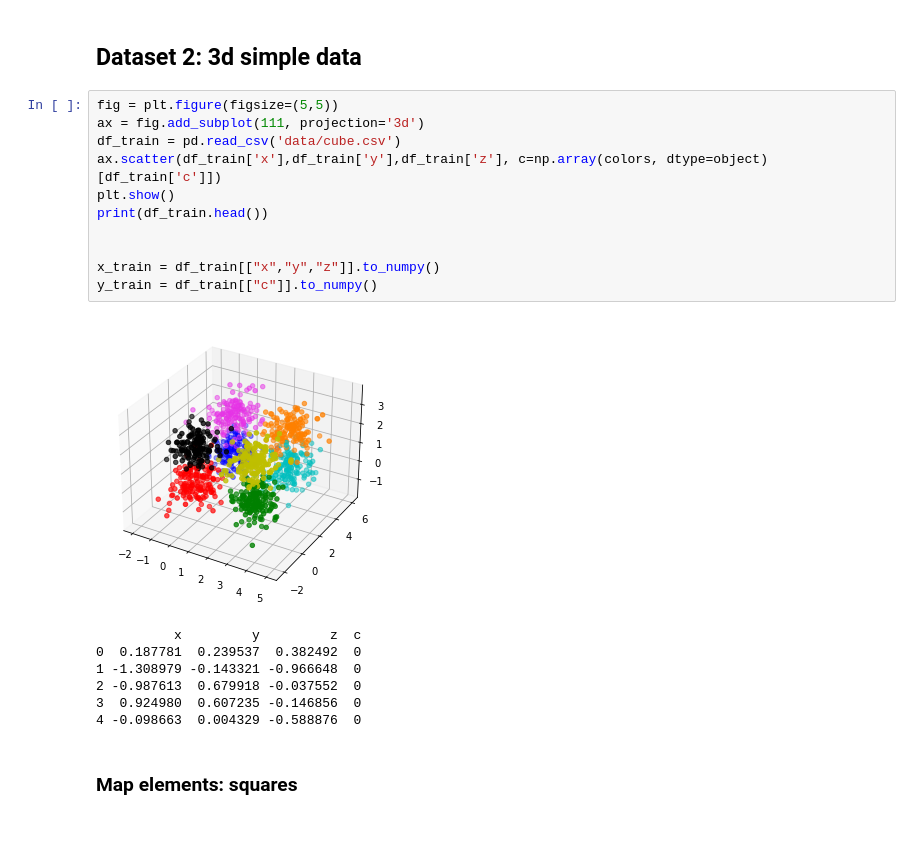
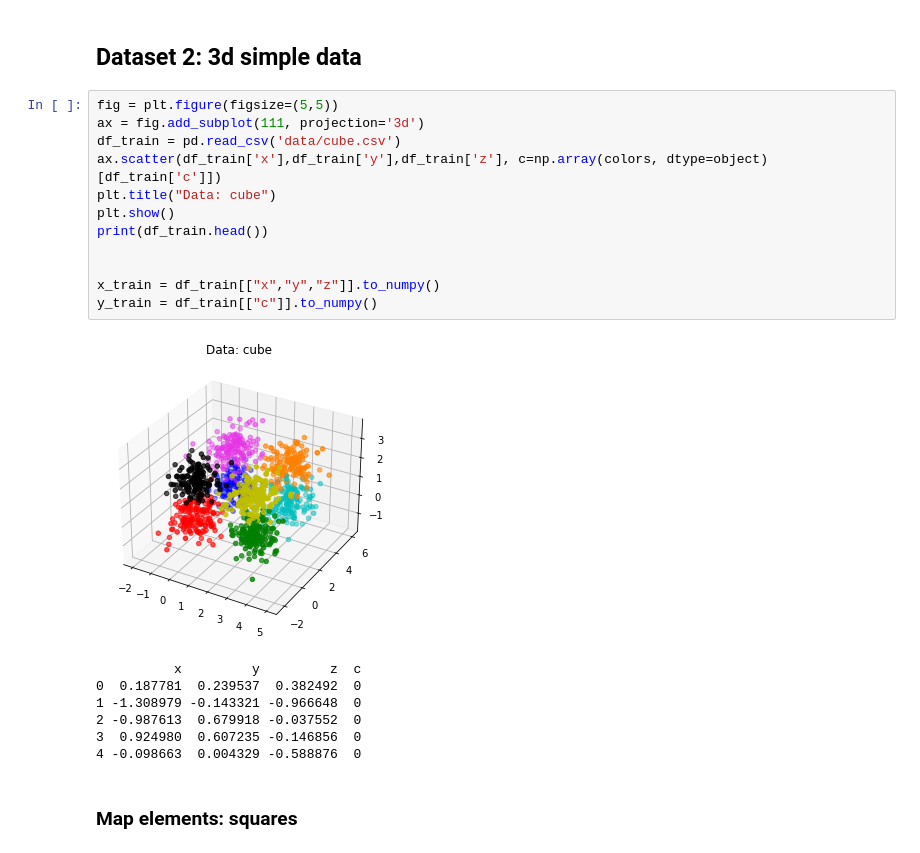
Before and after one commit to mstaczek/miowad, a Jupyter notebook: SOM/lab1.ipynb, the cells around one changed output. Drawn from its saved outputs; the diff is of its cells as text.

```diff
--- a/SOM/lab1.ipynb
+++ b/SOM/lab1.ipynb
@@ -77,16 +78,17 @@ som.plot_map(data=x_train, classes=y_train)
 # %%
 fig = plt.figure(figsize=(5,5))
 ax = fig.add_subplot(111, projection='3d')
 df_train = pd.read_csv('data/cube.csv')
 ax.scatter(df_train['x'],df_train['y'],df_train['z'], c=np.array(colors, dtype=object)[df_train['c']])
+plt.title("Data: cube")
 plt.show()
 print(df_train.head())
 
 
 x_train = df_train[["x","y","z"]].to_numpy()
 y_train = df_train[["c"]].to_numpy()
 # %% [output]
-[figure, old version]
+[figure, new version]
           x         y         z  c
 0  0.187781  0.239537  0.382492  0
 1 -1.308979 -0.143321 -0.966648  0
```
Also changed, not shown: parts of 1 cell of this notebook.
